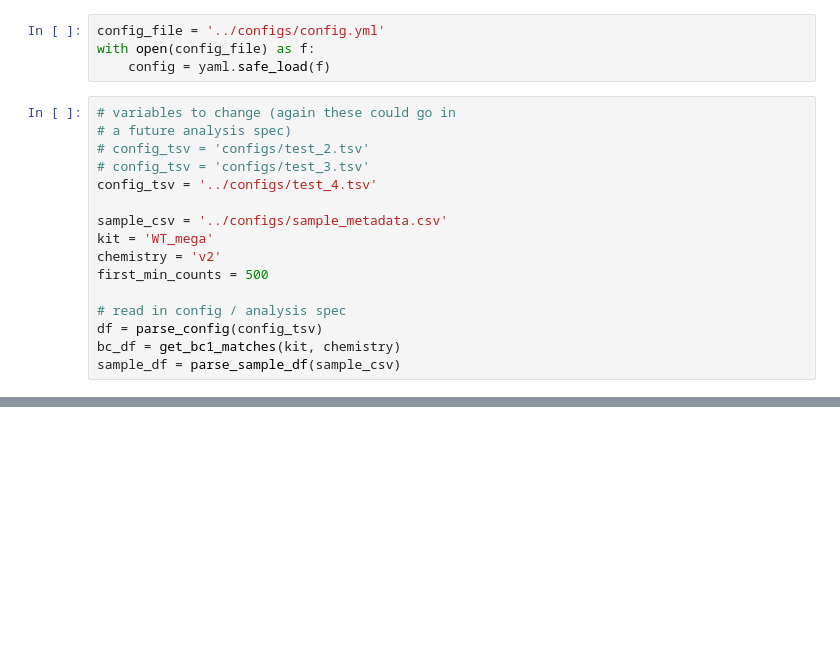
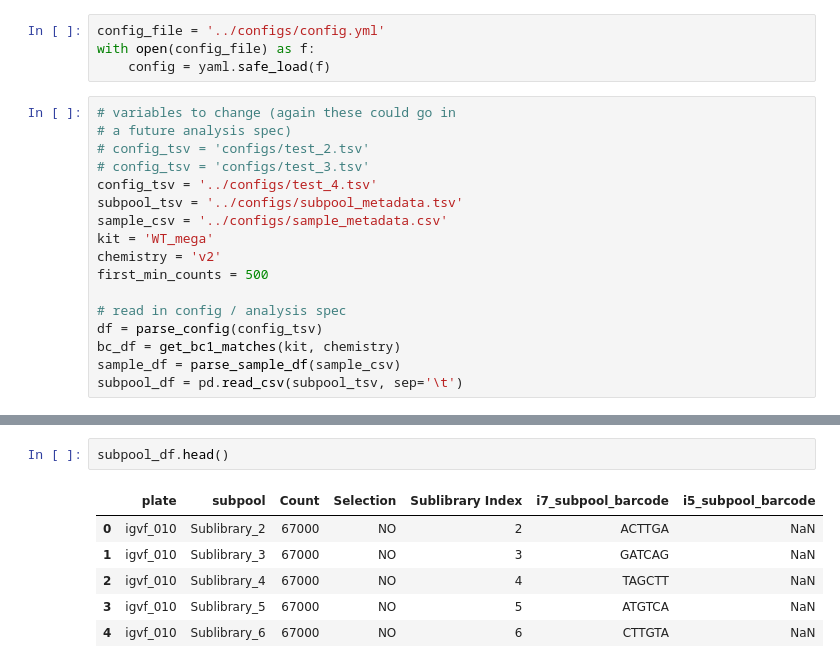
Before and after one commit to mortazavilab/parse_pipeline, a Jupyter notebook: snakemake/spec.ipynb, the cells around one changed output, grey strips where cells are left out. Drawn from its saved outputs; the diff is of its cells as text; blank space fills up the shorter version.

```diff
--- a/snakemake/spec.ipynb
+++ b/snakemake/spec.ipynb
@@ -16,7 +16,7 @@ with open(config_file) as f:
 # config_tsv = 'configs/test_2.tsv'
 # config_tsv = 'configs/test_3.tsv'
 config_tsv = '../configs/test_4.tsv'
-
+subpool_tsv = '../configs/subpool_metadata.tsv'
 sample_csv = '../configs/sample_metadata.csv'
 kit = 'WT_mega'
 chemistry = 'v2'
@@ -26,3 +26,4 @@ first_min_counts = 500
 df = parse_config(config_tsv)
 bc_df = get_bc1_matches(kit, chemistry)
 sample_df = parse_sample_df(sample_csv)
+subpool_df = pd.read_csv(subpool_tsv, sep='\t')
@@ -37,0 +150,9 @@ df.head()
+# %%
+subpool_df.head()
+# %% [output]
+|  | plate | subpool | Count | Selection | Sublibrary Index | i7_subpool_barcode | i5_subpool_barcode |
+| 0 | igvf_010 | Sublibrary_2 | 67000 | NO | 2 | ACTTGA | NaN |
+| 1 | igvf_010 | Sublibrary_3 | 67000 | NO | 3 | GATCAG | NaN |
+| 2 | igvf_010 | Sublibrary_4 | 67000 | NO | 4 | TAGCTT | NaN |
+| 3 | igvf_010 | Sublibrary_5 | 67000 | NO | 5 | ATGTCA | NaN |
+| 4 | igvf_010 | Sublibrary_6 | 67000 | NO | 6 | CTTGTA | NaN |
```
Also changed, not shown: parts of 14 cells of this notebook, 6 other files.
